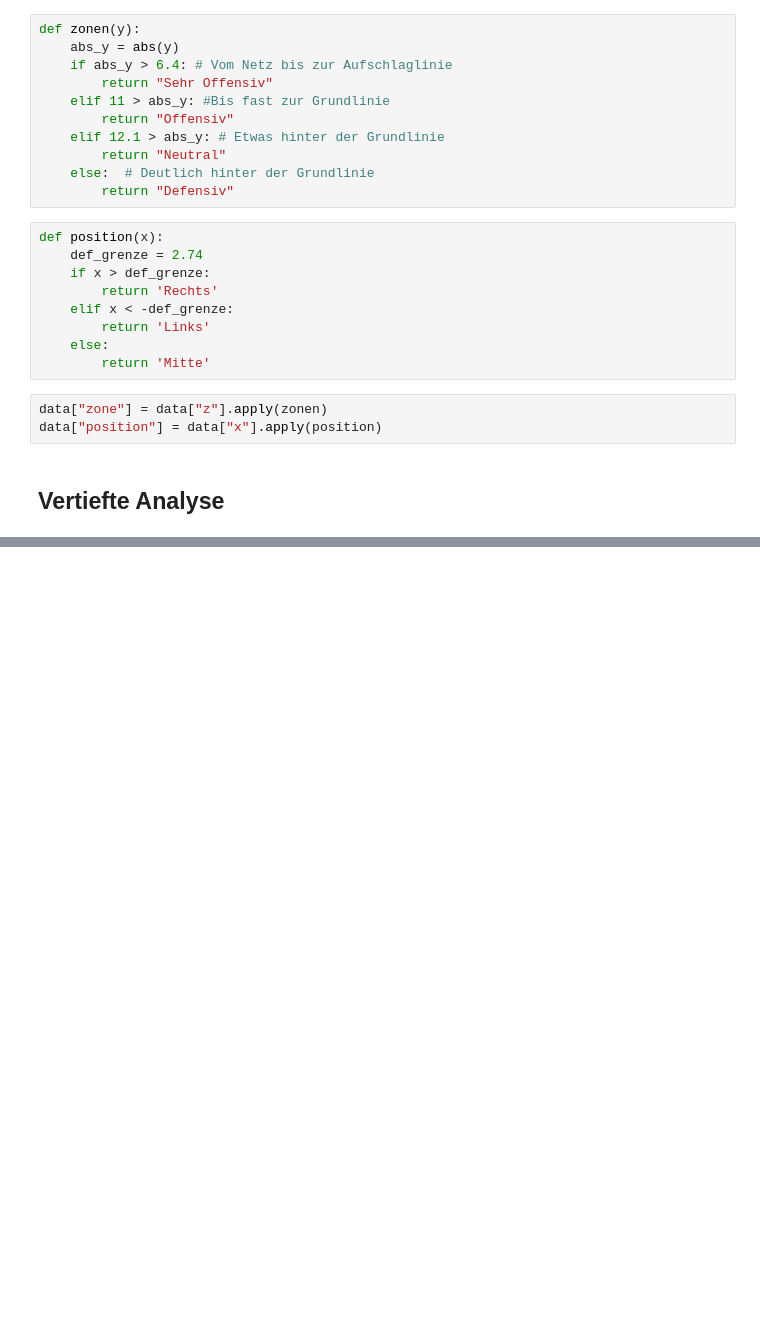
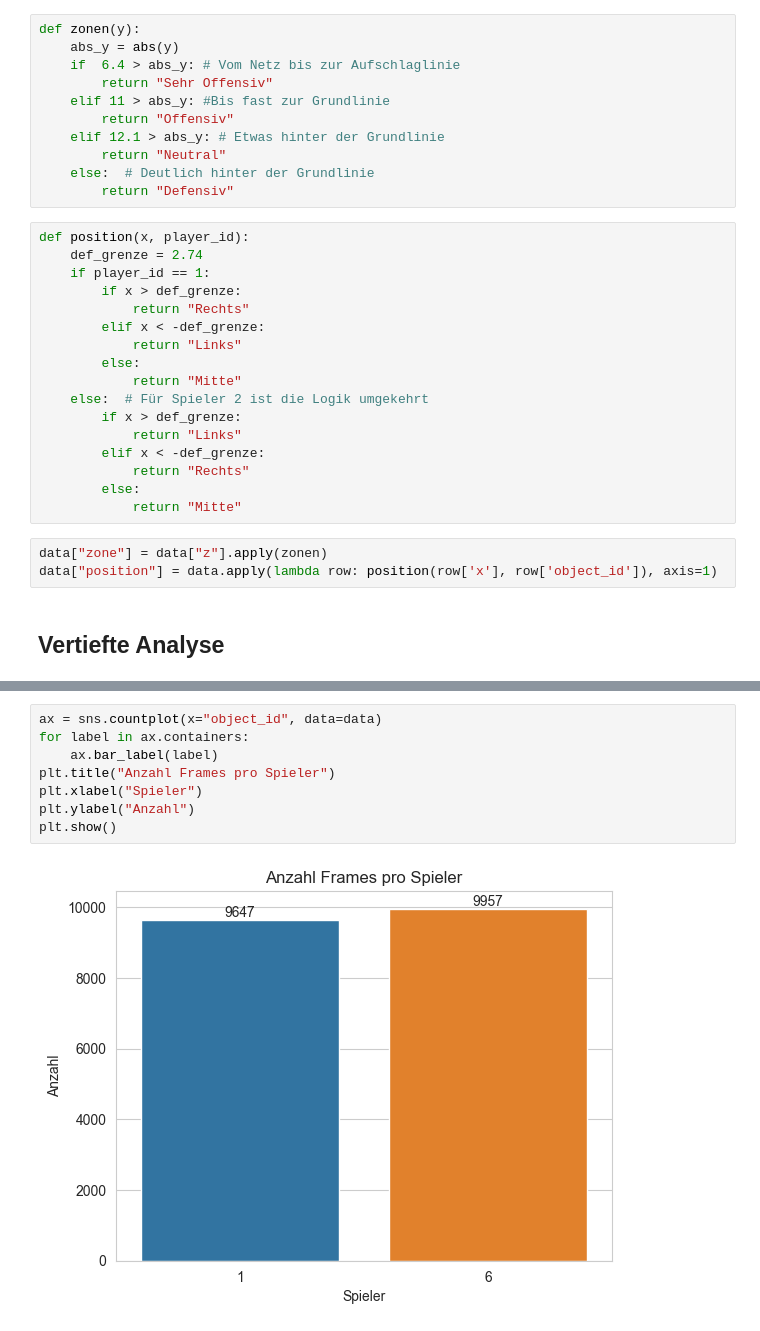
Before and after one commit to fhnw-ds/fhnw-cda2-tennis-analysis, a Jupyter notebook: field_analysis/eda_kevin_w.ipynb, the cells around one changed output, grey strips where cells are left out. Cells and saved outputs as stored; diff of their text form; blank space fills up the shorter version.

```diff
--- a/field_analysis/eda_kevin_w.ipynb
+++ b/field_analysis/eda_kevin_w.ipynb
@@ -280,7 +281,7 @@ data = data.sort_values(by=["frame"])
 # %%
 def zonen(y):
     abs_y = abs(y)
-    if abs_y > 6.4: # Vom Netz bis zur Aufschlaglinie
+    if  6.4 > abs_y: # Vom Netz bis zur Aufschlaglinie
         return "Sehr Offensiv"
     elif 11 > abs_y: #Bis fast zur Grundlinie
         return "Offensiv"
@@ -289,16 +290,24 @@ def zonen(y):
     else:  # Deutlich hinter der Grundlinie
         return "Defensiv"
 # %%
-def position(x):
+def position(x, player_id):
     def_grenze = 2.74
-    if x > def_grenze:
-        return 'Rechts'
-    elif x < -def_grenze:
-        return 'Links'
-    else:
-        return 'Mitte'
+    if player_id == 1:
+        if x > def_grenze:
+            return "Rechts"
+        elif x < -def_grenze:
+            return "Links"
+        else:
+            return "Mitte"
+    else:  # Für Spieler 2 ist die Logik umgekehrt
+        if x > def_grenze:
+            return "Links"
+        elif x < -def_grenze:
+            return "Rechts"
+        else:
+            return "Mitte"
 # %%
 data["zone"] = data["z"].apply(zonen)
-data["position"] = data["x"].apply(position)
+data["position"] = data.apply(lambda row: position(row['x'], row['object_id']), axis=1)
 # %% [markdown]
 ## Vertiefte Analyse
@@ -313,0 +331,10 @@ data.head()
+# %%
+ax = sns.countplot(x="object_id", data=data)
+for label in ax.containers:
+    ax.bar_label(label)
+plt.title("Anzahl Frames pro Spieler")
+plt.xlabel("Spieler")
+plt.ylabel("Anzahl")
+plt.show()
+# %% [output]
+[figure, added]
```
Also changed, not shown: parts of 18 cells of this notebook.
